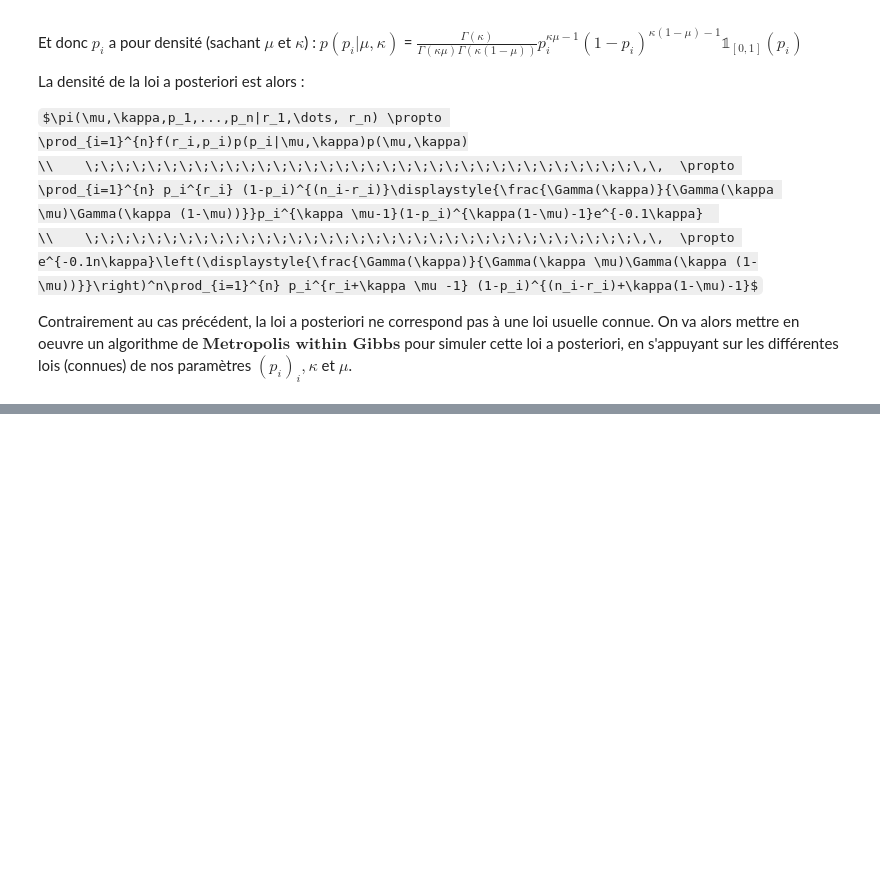
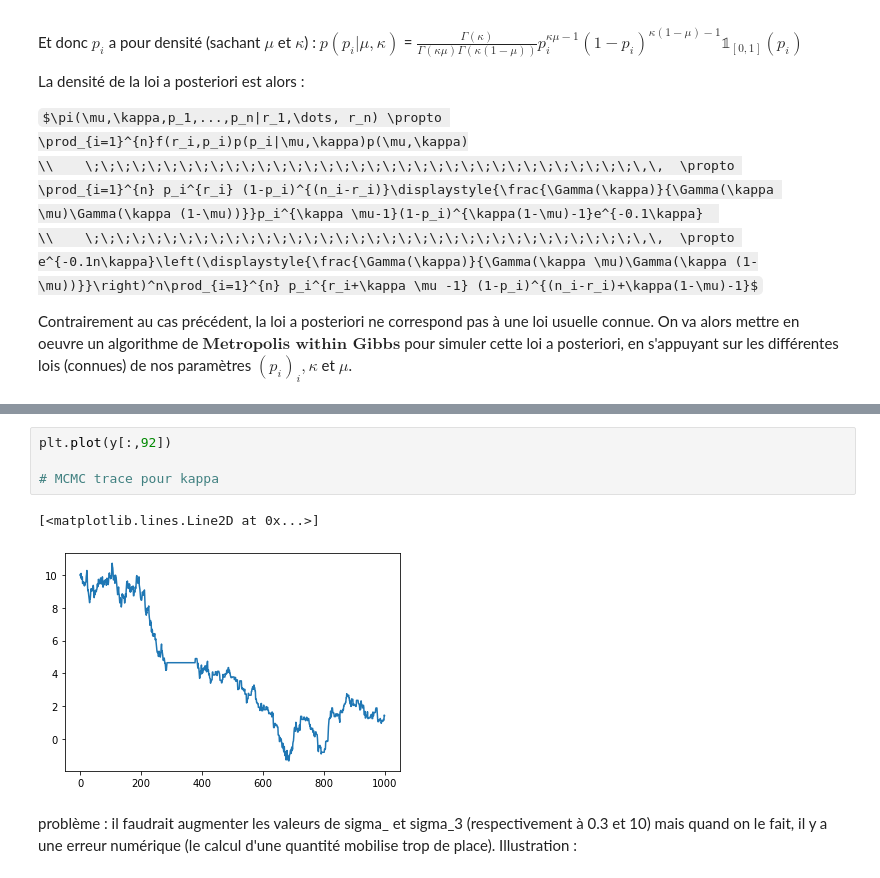
Before and after one commit to erialc-cal/MCM_Listeria_Prevalence, a Jupyter notebook: exploratoire_robin.ipynb, the cells around one changed output, grey strips where cells are left out. Drawn from its saved outputs; the diff is of its cells as text; some formulas as TeX source; blank space fills up the shorter version.

```diff
--- a/exploratoire_robin.ipynb
+++ b/exploratoire_robin.ipynb
@@ -167,0 +351,9 @@ On va alors mettre en oeuvre un algorithme de $\textbf{Metropolis within Gibbs}$
+# %%
+plt.plot(y[:,92])
+
+# MCMC trace pour kappa
+# %% [output]
+[<matplotlib.lines.Line2D at 0x...>]
+[figure, added]
+# %% [markdown]
+problème : il faudrait augmenter les valeurs de sigma_ et sigma_3 (respectivement à 0.3 et 10) mais quand on le fait, il y a une erreur numérique (le calcul d'une quantité mobilise trop de place). Illustration :
```
Also changed, not shown: parts of 25 cells of this notebook.
